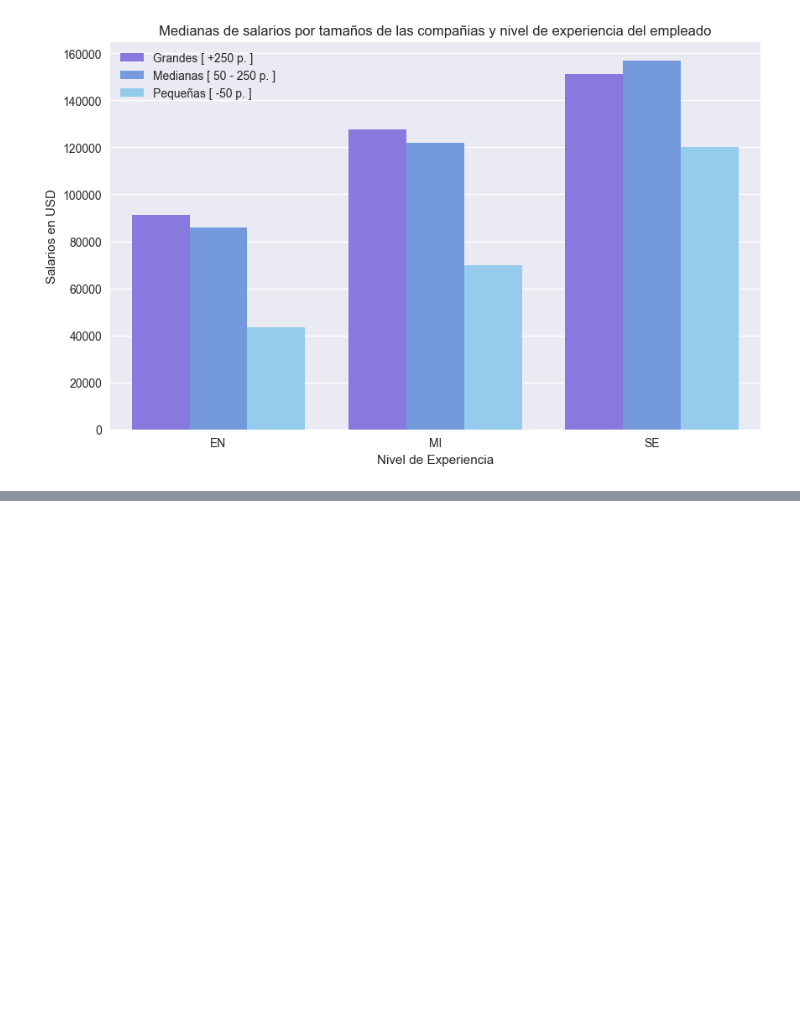
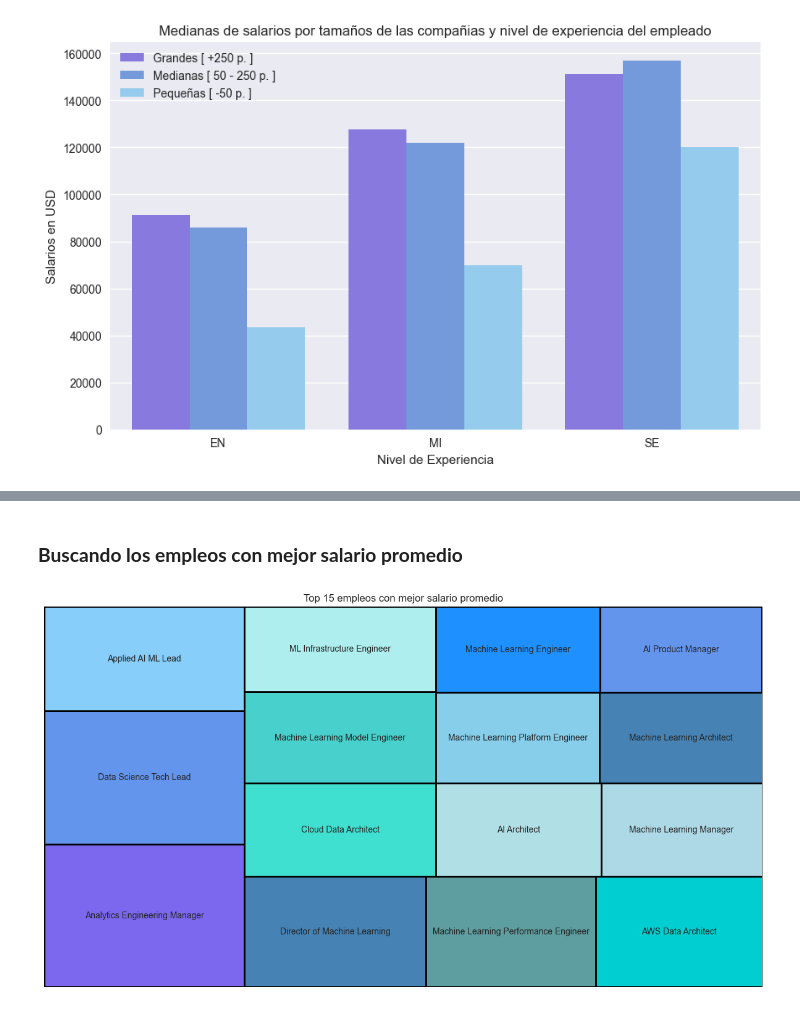
Before and after one commit to danielg9611/EDA_DataScience_2020-2025, a Jupyter notebook: memoria.ipynb, the cells around one changed output, grey strips where cells are left out. Saved outputs shown, nothing was run; the diff lists cells and outputs as text; code cells hidden in the pictures; blank space fills up the shorter version.

```diff
--- a/memoria.ipynb
+++ b/memoria.ipynb
@@ -369,0 +385,19 @@ Text(0.5, 0, 'Nivel de Experiencia')
+# %% [markdown]
+### **Buscando los empleos con mejor salario promedio**
+# %%
+salary_rank = jobs.groupby('job_title')[['salary_in_usd']].mean()
+salary_rank = salary_rank.reset_index()
+salary_rank = salary_rank.sort_values(by='salary_in_usd', ascending=False).head(15)
+salary_rank = salary_rank.reset_index().drop(columns="index")
+
+salary_rank['salary_in_usd'] = salary_rank['salary_in_usd'].round()
+
+plt.figure(figsize=(15,8))
+
+squarify.plot(sizes=salary_rank['salary_in_usd'], label=salary_rank['job_title'], alpha=1, linewidth=2, edgecolor='black' ,color=['#7B68EE', '#6495ED', '#87CEFA', '#4682B4', '#5F9EA0', '#00CED1', '#40E0D0', '#48D1CC', '#AFEEEE', '#B0E0E6', '#ADD8E6', '#87CEEB', '#4682B4', '#1E90FF', '#6495ED'])
+
+plt.axis('off')
+plt.title('Top 15 empleos con mejor salario promedio')
+plt.show()
+# %% [output]
+[figure, added]
```
Also changed, not shown: parts of 3 cells of this notebook, 1 other file.
